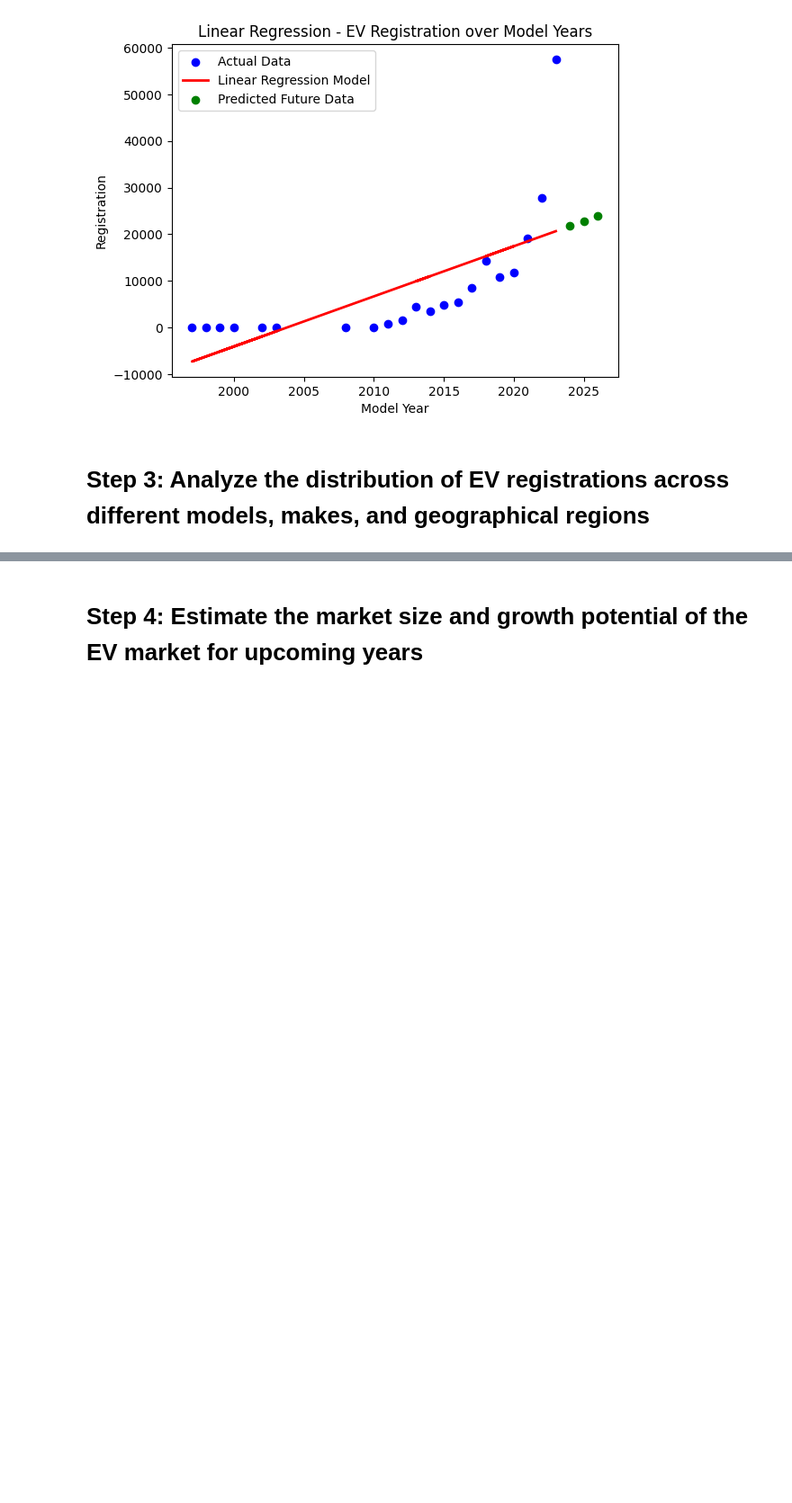
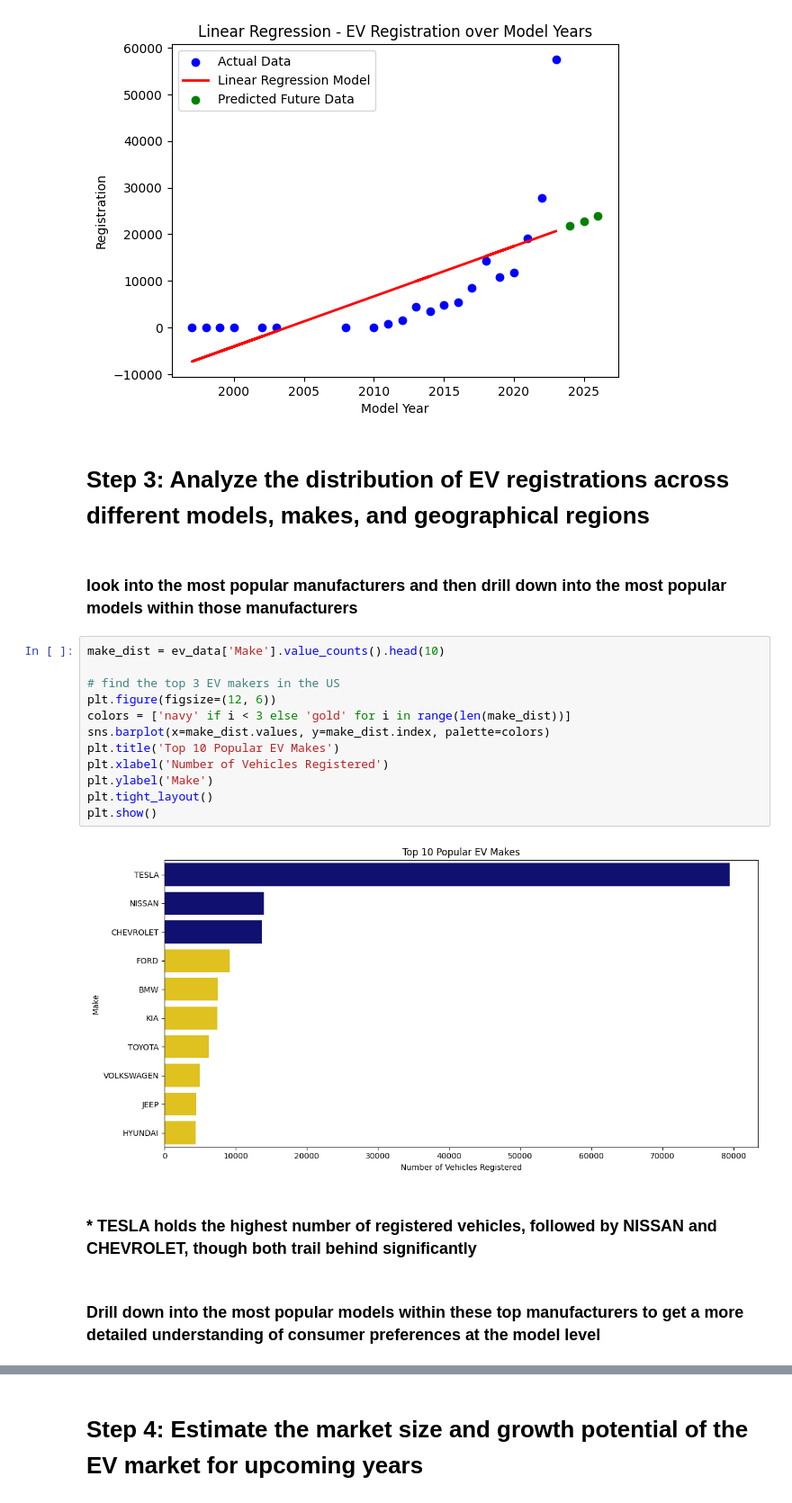
Before and after one commit to jeongseoho/ev-market, a Jupyter notebook: evmarket.ipynb, the cells around one changed output, grey strips where cells are left out. Shown at 90% size. Saved outputs shown, nothing was run; the diff lists cells and outputs as text; blank space fills up the shorter version.

```diff
--- a/evmarket.ipynb
+++ b/evmarket.ipynb
@@ -209,3 +207,23 @@ plt.show()
 [figure]
 # %% [markdown]
 # Step 3: Analyze the distribution of EV registrations across different models, makes, and geographical regions
+# %% [markdown]
+### look into the most popular manufacturers and then drill down into the most popular models within those manufacturers
+# %%
+make_dist = ev_data['Make'].value_counts().head(10)
+
+# find the top 3 EV makers in the US
+plt.figure(figsize=(12, 6))
+colors = ['navy' if i < 3 else 'gold' for i in range(len(make_dist))]
+sns.barplot(x=make_dist.values, y=make_dist.index, palette=colors)
+plt.title('Top 10 Popular EV Makes')
+plt.xlabel('Number of Vehicles Registered')
+plt.ylabel('Make')
+plt.tight_layout()
+plt.show()
+# %% [output]
+[figure, added]
+# %% [markdown]
+### * TESLA holds the highest number of registered vehicles, followed by NISSAN and CHEVROLET, though both trail behind significantly
+# %% [markdown]
+### Drill down into the most popular models within these top manufacturers to get a more detailed understanding of consumer preferences at the model level
```
Also changed, not shown: parts of 10 cells of this notebook.
